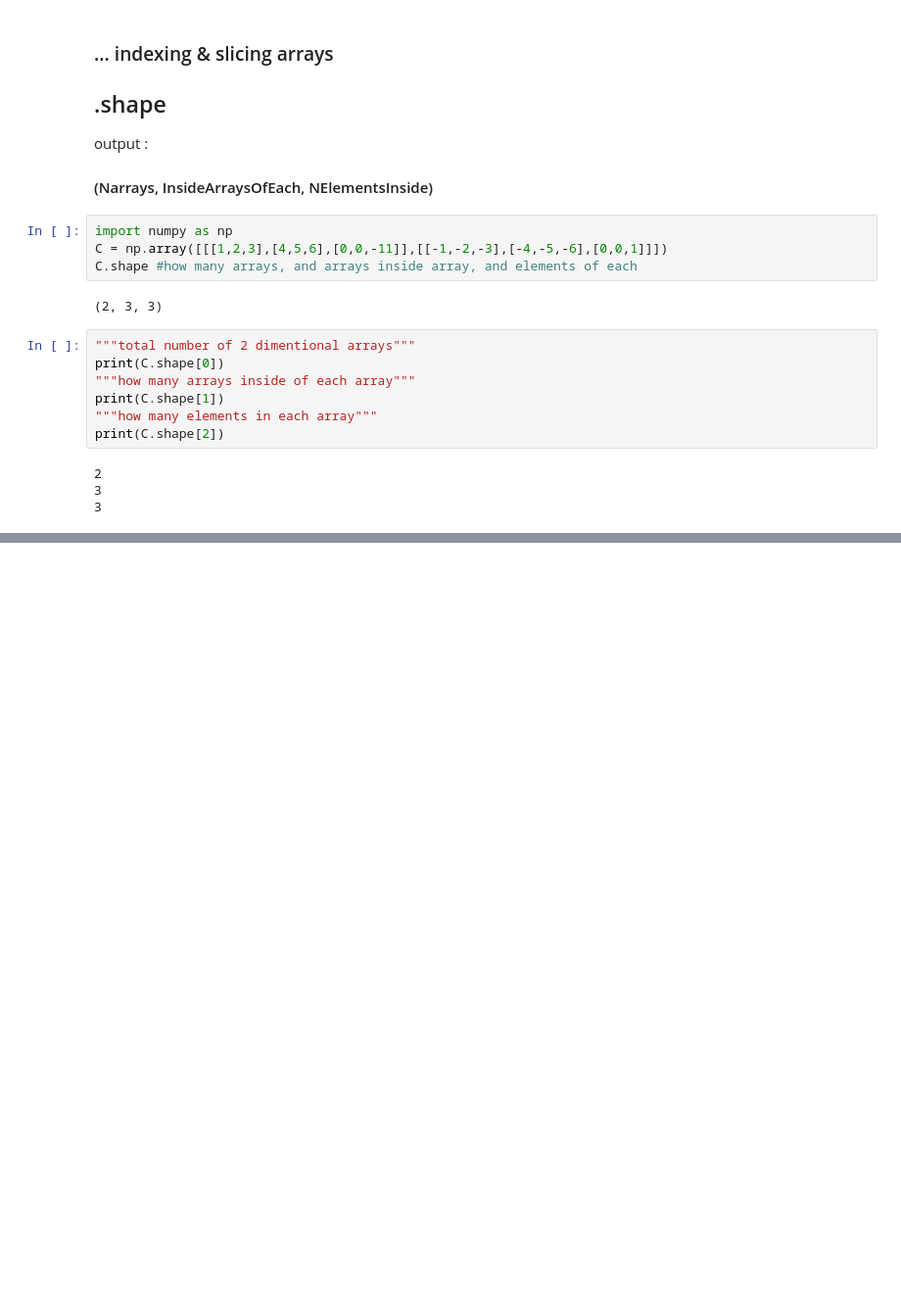
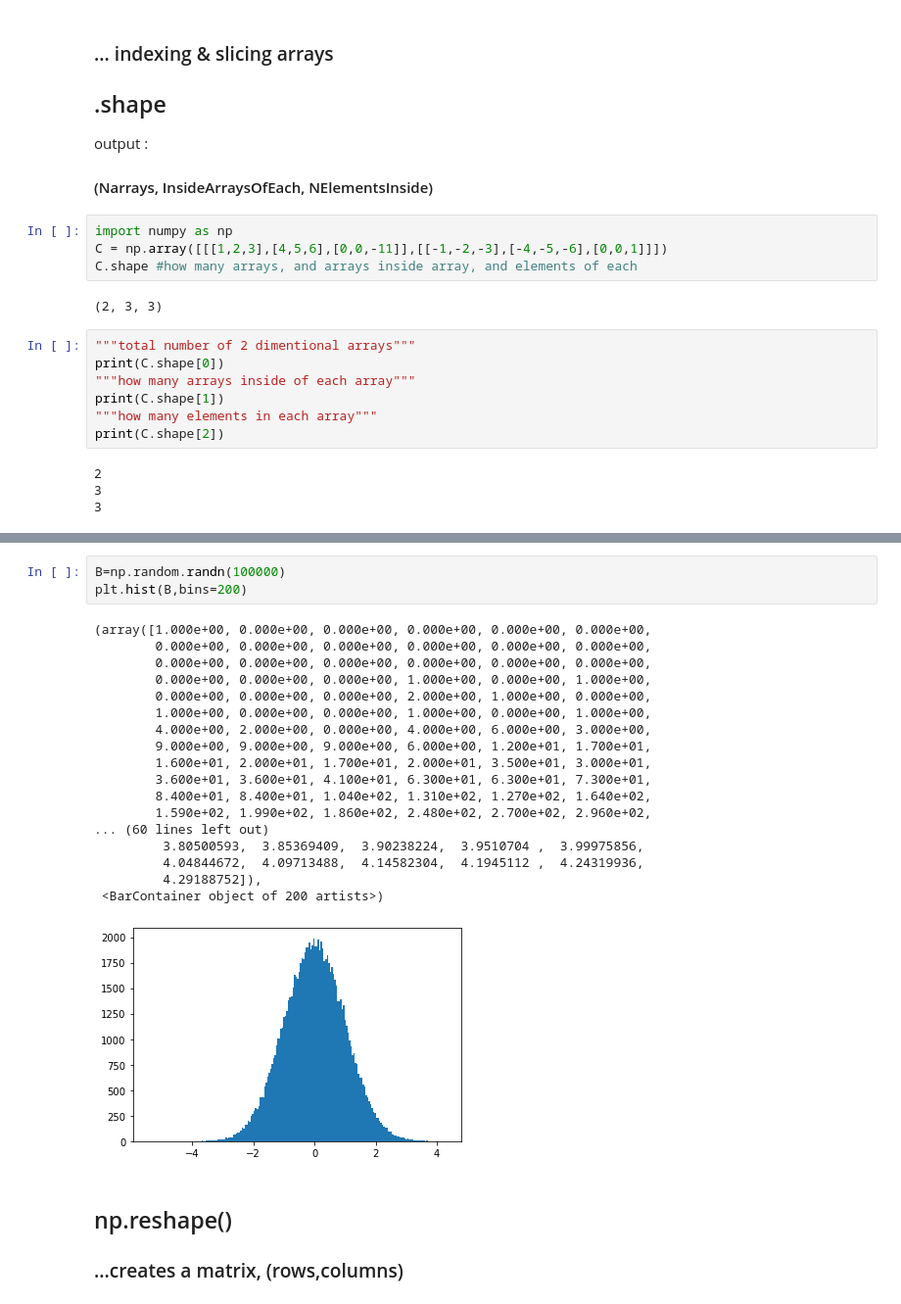
Before and after one commit to ortizfram/dataEngenieerFreeCodeCamp, a Jupyter notebook: MasteringPythonZeroToHero_part2.ipynb, the cells around one changed output, grey strips where cells are left out. Shown: that part at 98% size. Cells and saved outputs as stored; diff of their text form; blank space fills up the shorter version.

```diff
--- a/MasteringPythonZeroToHero_part2.ipynb
+++ b/MasteringPythonZeroToHero_part2.ipynb
@@ -427,0 +457,25 @@ print(A)
+# %%
+B=np.random.randn(100000)
+plt.hist(B,bins=200)
+# %% [output]
+(array([1.000e+00, 0.000e+00, 0.000e+00, 0.000e+00, 0.000e+00, 0.000e+00,
+        0.000e+00, 0.000e+00, 0.000e+00, 0.000e+00, 0.000e+00, 0.000e+00,
+        0.000e+00, 0.000e+00, 0.000e+00, 0.000e+00, 0.000e+00, 0.000e+00,
+        0.000e+00, 0.000e+00, 0.000e+00, 1.000e+00, 0.000e+00, 1.000e+00,
+        0.000e+00, 0.000e+00, 0.000e+00, 2.000e+00, 1.000e+00, 0.000e+00,
+        1.000e+00, 0.000e+00, 0.000e+00, 1.000e+00, 0.000e+00, 1.000e+00,
+        4.000e+00, 2.000e+00, 0.000e+00, 4.000e+00, 6.000e+00, 3.000e+00,
+        9.000e+00, 9.000e+00, 9.000e+00, 6.000e+00, 1.200e+01, 1.700e+01,
+        1.600e+01, 2.000e+01, 1.700e+01, 2.000e+01, 3.500e+01, 3.000e+01,
+        3.600e+01, 3.600e+01, 4.100e+01, 6.300e+01, 6.300e+01, 7.300e+01,
+        8.400e+01, 8.400e+01, 1.040e+02, 1.310e+02, 1.270e+02, 1.640e+02,
+        1.590e+02, 1.990e+02, 1.860e+02, 2.480e+02, 2.700e+02, 2.960e+02,
+... (60 lines left out)
+         3.80500593,  3.85369409,  3.90238224,  3.9510704 ,  3.99975856,
+         4.04844672,  4.09713488,  4.14582304,  4.1945112 ,  4.24319936,
+         4.29188752]),
+ <BarContainer object of 200 artists>)
+[figure, added]
+# %% [markdown]
+## np.reshape()
+### ...creates a matrix, (rows,columns)
```
Also changed, not shown: parts of 19 cells of this notebook.
